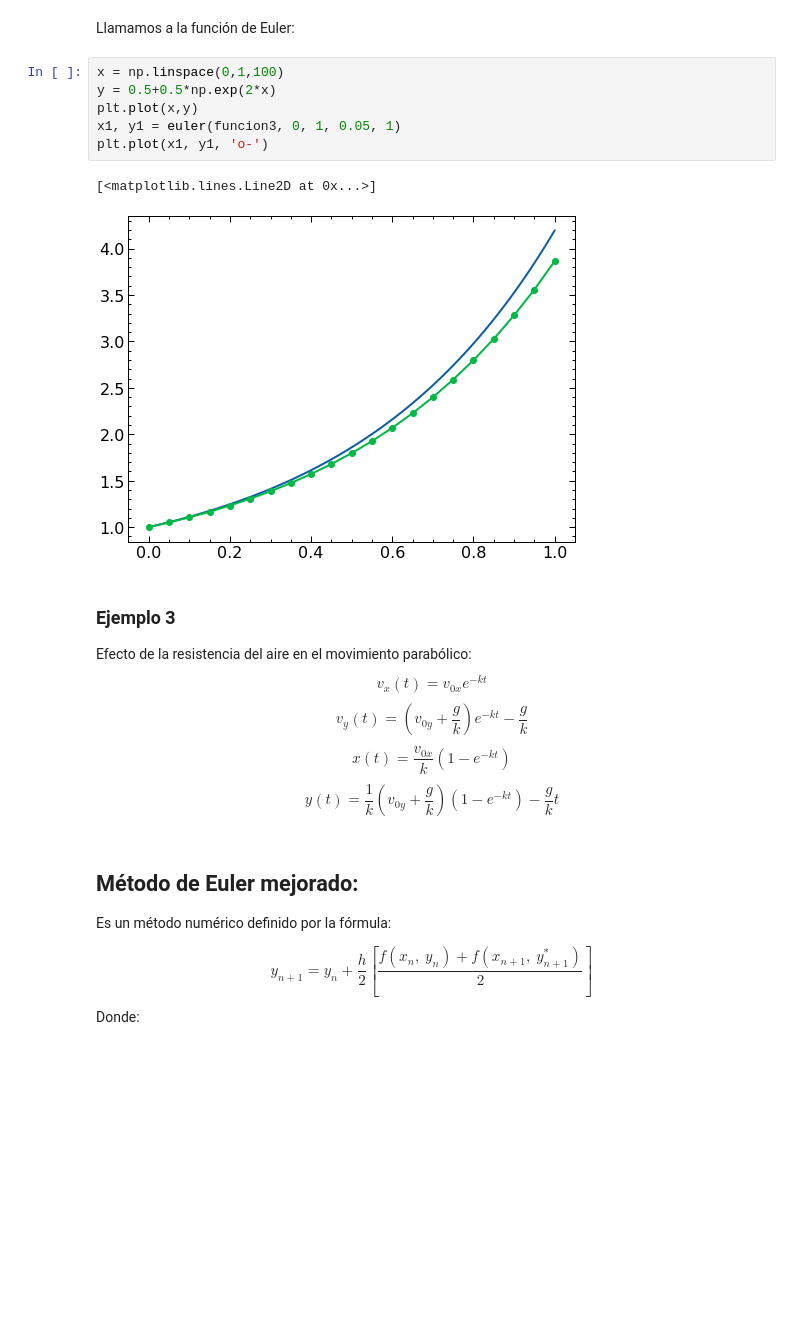
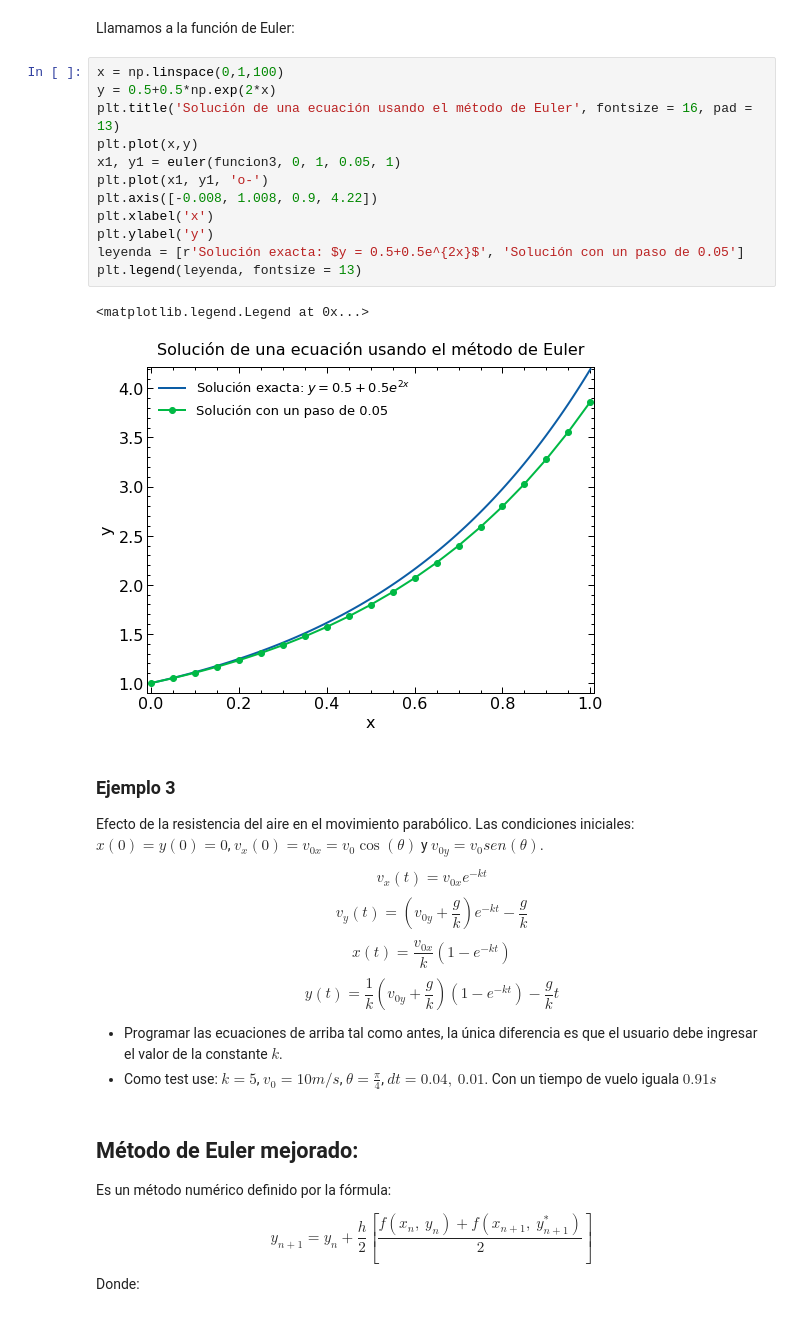
Before and after one commit to JherMik7/euler_Y_Euler_Mejorado, a Jupyter notebook: euler_y_euler_mejorado.ipynb, the cells around one changed output. Saved outputs shown, nothing was run; the diff lists cells and outputs as text; blank space fills up the shorter version.

```diff
--- a/euler_y_euler_mejorado.ipynb
+++ b/euler_y_euler_mejorado.ipynb
@@ -77,19 +77,28 @@ Llamamos a la función de Euler:
 # %%
 x = np.linspace(0,1,100)
 y = 0.5+0.5*np.exp(2*x)
+plt.title('Solución de una ecuación usando el método de Euler', fontsize = 16, pad = 13)
 plt.plot(x,y)
 x1, y1 = euler(funcion3, 0, 1, 0.05, 1)
 plt.plot(x1, y1, 'o-')
+plt.axis([-0.008, 1.008, 0.9, 4.22])
+plt.xlabel('x')
+plt.ylabel('y')
+leyenda = [r'Solución exacta: $y = 0.5+0.5e^{2x}$', 'Solución con un paso de 0.05']
+plt.legend(leyenda, fontsize = 13)
 # %% [output]
-[<matplotlib.lines.Line2D at 0x...>]
+<matplotlib.legend.Legend at 0x...>
-[figure, old version]
+[figure, new version]
 # %% [markdown]
 ### Ejemplo 3
-Efecto de la resistencia del aire en el movimiento parabólico:
+Efecto de la resistencia del aire en el movimiento parabólico. Las condiciones iniciales: $x(0) = y(0) = 0$, $v_{x}(0) = v_{0x} = v_{0} \cos(\theta)$ y $v_{0y}= v_{0}sen(\theta)$.
+
 $$ v_{x}(t) = v_{0x}e^{-kt} $$
 $$ v_{y}(t) = \left ( v_{0y}+\dfrac{g}{k} \right)e^{-kt}-\dfrac{g}{k} $$
 $$ x(t) = \dfrac{v_{0x}}{k}(1-e^{-kt}) $$
 $$ y(t) = \dfrac{1}{k} \left ( v_{0y}+\dfrac{g}{k} \right ) (1-e^{-kt})-\dfrac{g}{k}t$$
+- Programar las ecuaciones de arriba tal como antes, la única diferencia es que el usuario debe ingresar el valor de la constante $k$.
+- Como test use: $k = 5$, $v_{0} = 10m/s$, $\theta = \frac{\pi}{4}$, $dt = 0.04, \ 0.01$. Con un tiempo de vuelo iguala $0.91s$
 # %% [markdown]
 ## Método de Euler mejorado:
 Es un método numérico definido por la fórmula:
```
